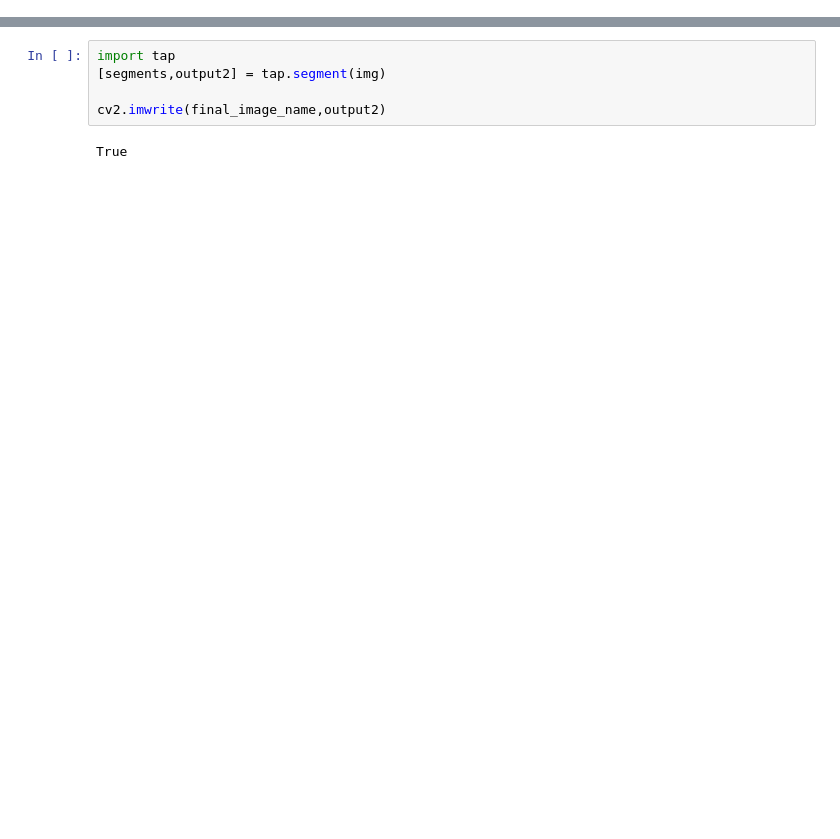
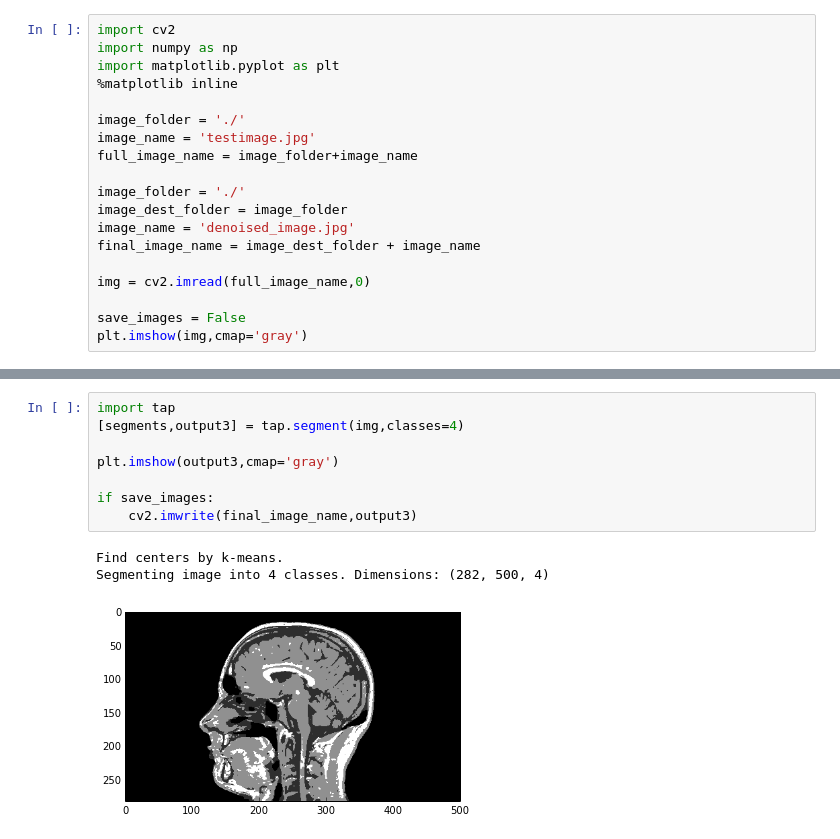
Before and after one commit to mskeegan/tapetum.lab, a Jupyter notebook: pytap-examples.ipynb, the cells around one changed output, grey strips where cells are left out. Saved outputs shown, nothing was run; the diff lists cells and outputs as text; blank space fills up the shorter version.

```diff
--- a/pytap-examples.ipynb
+++ b/pytap-examples.ipynb
@@ -0,0 +1,19 @@
+# %%
+import cv2
+import numpy as np
+import matplotlib.pyplot as plt
+%matplotlib inline
+
+image_folder = './'
+image_name = 'testimage.jpg'
+full_image_name = image_folder+image_name
+
+image_folder = './'
+image_dest_folder = image_folder
+image_name = 'denoised_image.jpg'
+final_image_name = image_dest_folder + image_name
+
+img = cv2.imread(full_image_name,0)
+
+save_images = False
+plt.imshow(img,cmap='gray')
@@ -35,7 +81,12 @@ img = cv2.imread(full_image_name,0)
 # %%
 import tap
-[segments,output2] = tap.segment(img)
+[segments,output3] = tap.segment(img,classes=4)
 
-cv2.imwrite(final_image_name,output2)
+plt.imshow(output3,cmap='gray')
+
+if save_images:
+    cv2.imwrite(final_image_name,output3)
 # %% [output]
-True
+Find centers by k-means.
+Segmenting image into 4 classes. Dimensions: (282, 500, 4)
+[figure, added]
```
Also changed, not shown: parts of 6 cells of this notebook, 2 other files.
